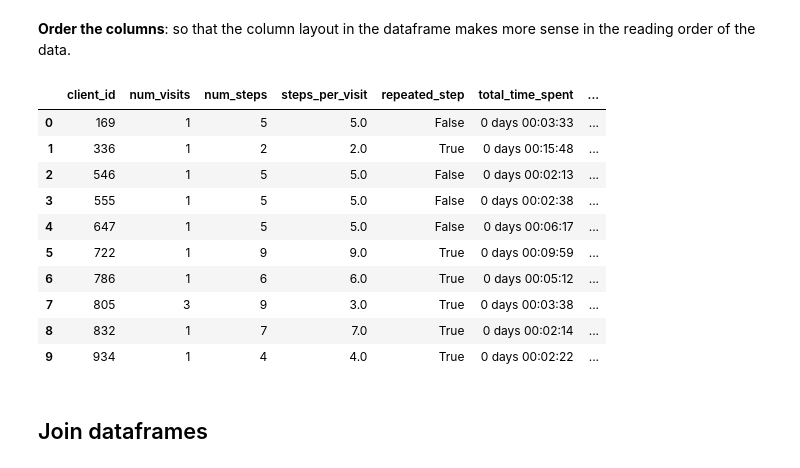
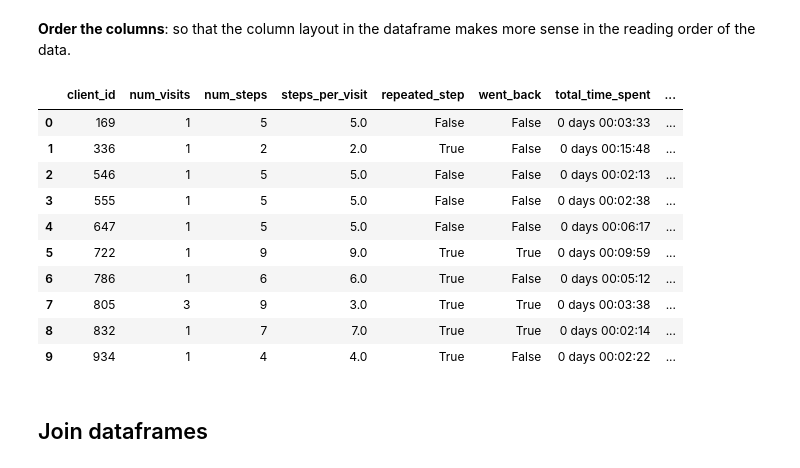
Before and after one commit to almudenaolg/Vanguard-AB-Test-Analysis, a Jupyter notebook: exploratory.ipynb, the cells around one changed output. Saved outputs shown, nothing was run; the diff lists cells and outputs as text; code cells hidden in the pictures.

```diff
--- a/exploratory.ipynb
+++ b/exploratory.ipynb
@@ -240,0 +259,6 @@ df_repeated = repeat_steps_df.groupby('client_id')['repeated_step'].any().reset_
+# %%
+# Group this information first by visit_id to see if you have repeated any steps in that visit.
+repeat_steps_visit = repeat_steps.groupby(['client_id', 'visit_id'])['repeated_step'].any().reset_index()
+
+# Finally group by client_id, to see if the clients have repeated steps in any of their visits.
+repeat_steps_client = repeat_steps_visit.groupby('client_id')['repeated_step'].any().reset_index()
@@ -240,0 +269,9 @@ df_repeated = repeat_steps_df.groupby('client_id')['repeated_step'].any().reset_
+# %%
+# Order the dataframe
+df_web_data = df_web_data.sort_values(by=['client_id', 'visit_id', 'date_time'])
+
+# Create a column that captures the above step for each customer at each visit.
+df_web_data['previous_step'] = df_web_data.groupby(['client_id', 'visit_id'])['process_step'].shift(1)
+
+# Create a column that indicates whether the customer goes backwards in the flow (if the current step is smaller than the previous step).
+df_web_data['went_back'] = df_web_data['process_step'] < df_web_data['previous_step']
@@ -241,3 +280,9 @@ df_repeated = repeat_steps_df.groupby('client_id')['repeated_step'].any().reset_
+# %%
+# Group by client_id and visit_id to see if there were stepbacks on each visit)
+error_rate_visits = df_web_data.groupby(['client_id', 'visit_id'])['went_back'].any().reset_index()
+
+# Group by client_id to see if the client had errors on at least one of his visits
+error_rate_client = error_rate_visits.groupby('client_id')['went_back'].any().reset_index()
 # %% [markdown]
 ### 2. Create the condensed dataframe
 # %% [markdown]
@@ -248,7 +293,8 @@ df_web = visits_count.copy()
 df_web = df_web.merge(steps_count, on='client_id', how='left')
 df_web = df_web.merge(completion_rate, on='client_id', how='left')
 df_web = df_web.merge(total_time_per_client, on='client_id', how='left')
-df_web = df_web.merge(df_repeated, on='client_id', how='left')
+df_web = df_web.merge(repeat_steps_client, on='client_id', how='left')
+df_web = df_web.merge(error_rate_client, on='client_id', how='left')
 # %% [markdown]
 ### 3. Complete the dataframe
 # %% [markdown]
@@ -264,22 +310,22 @@ df_web['total_time_seconds'] = df_web['total_time_spent'].dt.total_seconds().ast
 # %% [markdown]
 **Order the columns**: so that the column layout in the dataframe makes more sense in the reading order of the data.
 # %%
-columnas_ordenadas = ['client_id', 'num_visits', 'num_steps', 'steps_per_visit', 'repeated_step', 'total_time_spent', 'total_time_seconds', 'completion_status']
+columnas_ordenadas = ['client_id', 'num_visits', 'num_steps', 'steps_per_visit', 'repeated_step', 'went_back', 'total_time_spent', 'total_time_seconds', 'completion_status']
 df_web = df_web[columnas_ordenadas]
 
 df_web.head(10)
 # %% [output]
-|  | client_id | num_visits | num_steps | steps_per_visit | repeated_step | total_time_spent | ... |
-| 0 | 169 | 1 | 5 | 5.0 | False | 0 days 00:03:33 | ... |
-| 1 | 336 | 1 | 2 | 2.0 | True | 0 days 00:15:48 | ... |
-| 2 | 546 | 1 | 5 | 5.0 | False | 0 days 00:02:13 | ... |
-| 3 | 555 | 1 | 5 | 5.0 | False | 0 days 00:02:38 | ... |
-| 4 | 647 | 1 | 5 | 5.0 | False | 0 days 00:06:17 | ... |
-| 5 | 722 | 1 | 9 | 9.0 | True | 0 days 00:09:59 | ... |
-| 6 | 786 | 1 | 6 | 6.0 | True | 0 days 00:05:12 | ... |
-| 7 | 805 | 3 | 9 | 3.0 | True | 0 days 00:03:38 | ... |
-| 8 | 832 | 1 | 7 | 7.0 | True | 0 days 00:02:14 | ... |
-| 9 | 934 | 1 | 4 | 4.0 | True | 0 days 00:02:22 | ... |
+|  | client_id | num_visits | num_steps | steps_per_visit | repeated_step | went_back | total_time_spent | ... |
+| 0 | 169 | 1 | 5 | 5.0 | False | False | 0 days 00:03:33 | ... |
+| 1 | 336 | 1 | 2 | 2.0 | True | False | 0 days 00:15:48 | ... |
+| 2 | 546 | 1 | 5 | 5.0 | False | False | 0 days 00:02:13 | ... |
+| 3 | 555 | 1 | 5 | 5.0 | False | False | 0 days 00:02:38 | ... |
+| 4 | 647 | 1 | 5 | 5.0 | False | False | 0 days 00:06:17 | ... |
+| 5 | 722 | 1 | 9 | 9.0 | True | True | 0 days 00:09:59 | ... |
+| 6 | 786 | 1 | 6 | 6.0 | True | False | 0 days 00:05:12 | ... |
+| 7 | 805 | 3 | 9 | 3.0 | True | True | 0 days 00:03:38 | ... |
+| 8 | 832 | 1 | 7 | 7.0 | True | True | 0 days 00:02:14 | ... |
+| 9 | 934 | 1 | 4 | 4.0 | True | False | 0 days 00:02:22 | ... |
 # %% [markdown]
 ## Join dataframes
 # %%
```
Also changed, not shown: parts of 12 cells of this notebook, 1 other file.
